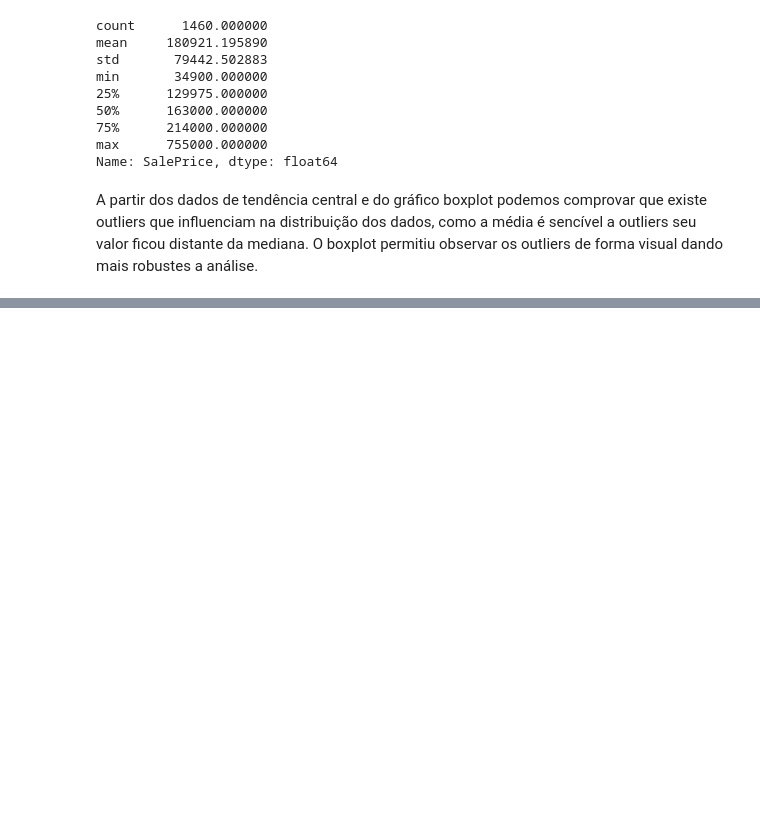
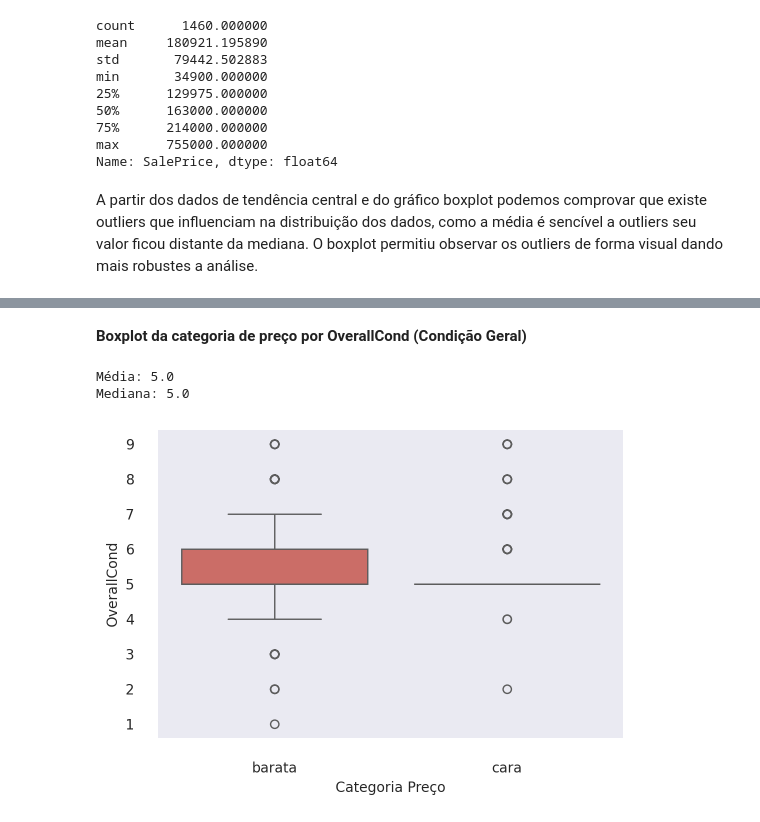
Before and after one commit to Oseiasdfarias/estatistica_do_basico_ao_avancado_EBA, a Jupyter notebook: estatistica_descritiva_house_pricing.ipynb, the cells around one changed output, grey strips where cells are left out. Saved outputs shown, nothing was run; the diff lists cells and outputs as text; code cells hidden in the pictures; blank space fills up the shorter version.

```diff
--- a/estatistica_descritiva_house_pricing.ipynb
+++ b/estatistica_descritiva_house_pricing.ipynb
@@ -201,0 +333,8 @@ A partir dos dados de tendência central e do gráfico boxplot podemos comprovar
+# %% [markdown]
+**Boxplot da categoria de preço por OverallCond (Condição Geral)**
+# %%
+boxplot_preco("OverallCond")
+# %% [output]
+Média: 5.0
+Mediana: 5.0
+[figure, added]
```
Also changed, not shown: parts of 24 cells of this notebook.
